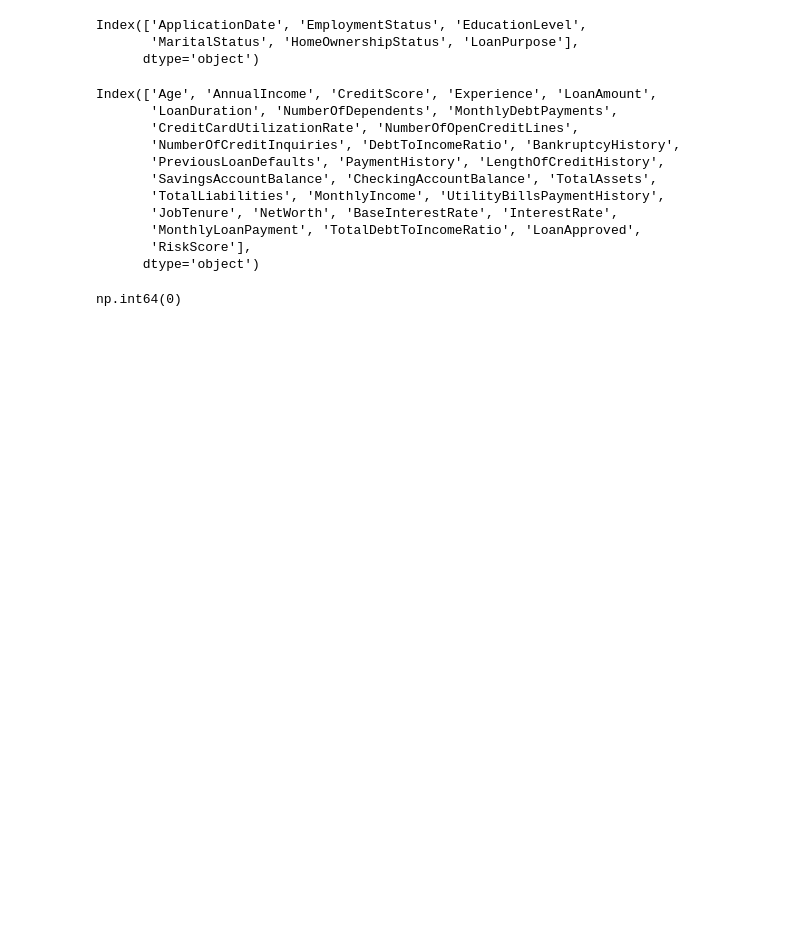
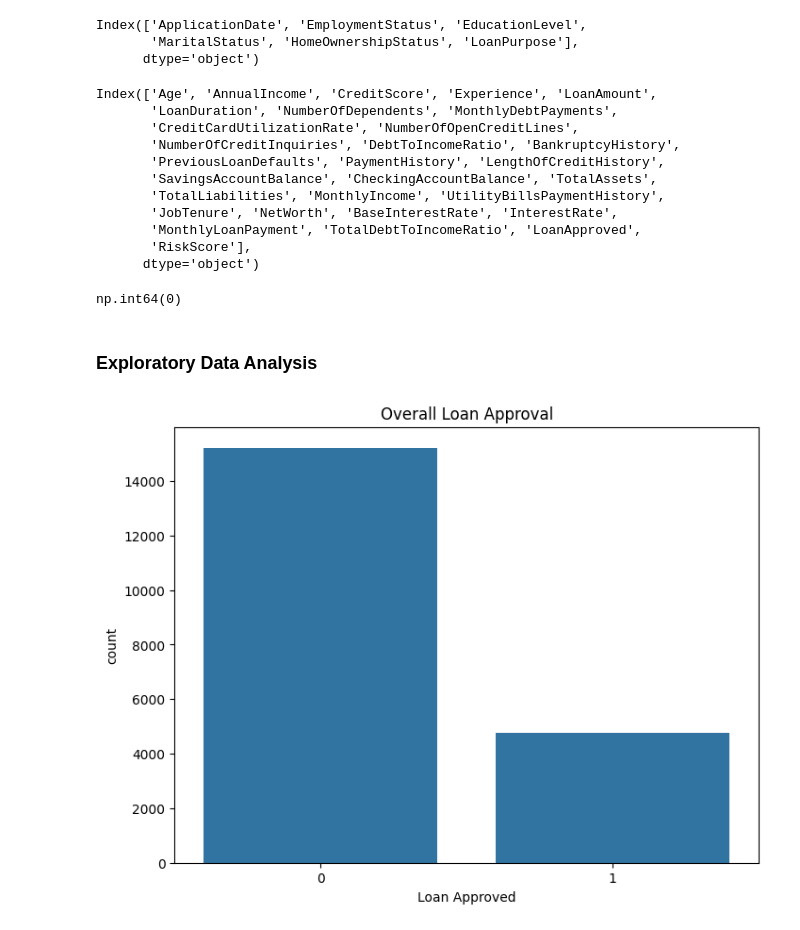
Before and after one commit to AbdulWahid026/ML_LoanApprovalPrediction-CreditRiskAnalysis, a Jupyter notebook: model.ipynb, the cells around one changed output. Saved outputs shown, nothing was run; the diff lists cells and outputs as text; code cells hidden in the pictures; blank space fills up the shorter version.

Commit message:
Eda: Building Visualizations

```diff
--- a/model.ipynb
+++ b/model.ipynb
@@ -109,3 +109,14 @@ Index(['Age', 'AnnualIncome', 'CreditScore', 'Experience', 'LoanAmount',
 data_df.duplicated().sum() ## checking for duplicate rows
 # %% [output]
 np.int64(0)
+# %% [markdown]
+### Exploratory Data Analysis
+# %%
+### Overall Loan Approval Visualization
+plt.figure(figsize=(8,6))
+plt.title('Overall Loan Approval')
+plt.xlabel('Loan Approved')
+sns.countplot(data=data_df, x='LoanApproved')
+plt.show()
+# %% [output]
+[figure, added]
```
Also changed, not shown: parts of 2 cells of this notebook.
